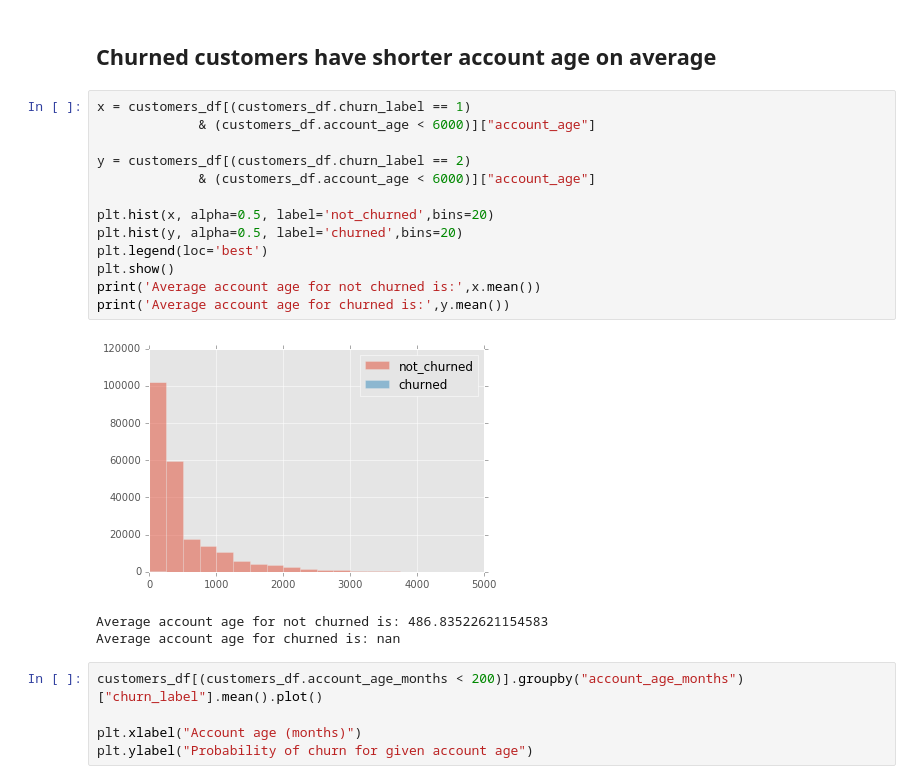
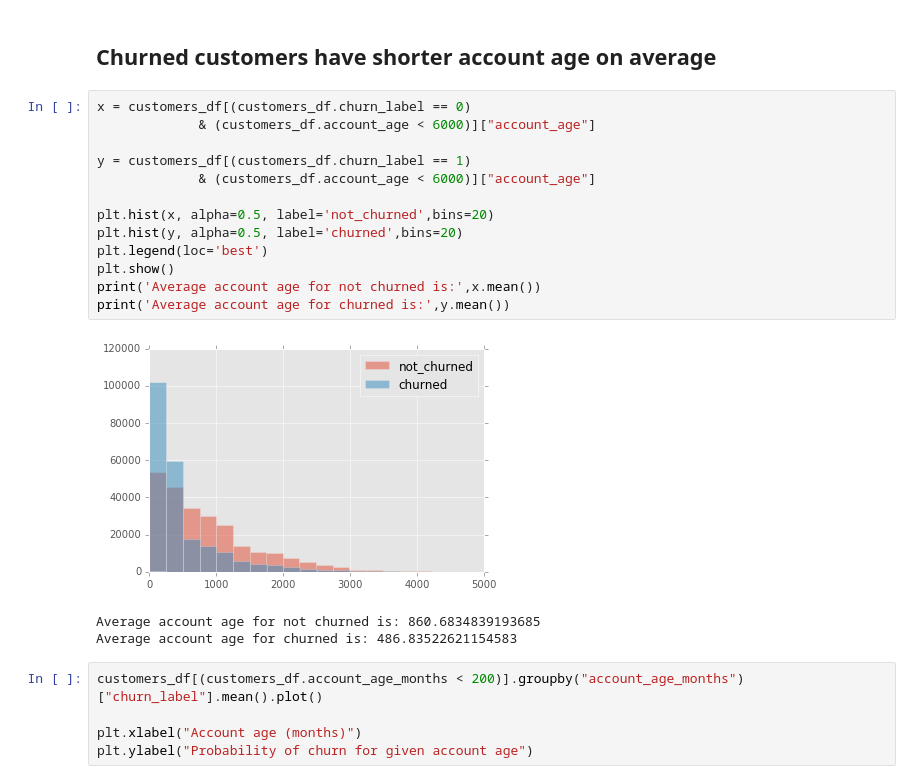
Before and after one commit to duncan-a-little/A_task, a Jupyter notebook: InitialExplorationAndModelling.ipynb, the cells around one changed output. Saved outputs shown, nothing was run; the diff lists cells and outputs as text.

```diff
--- a/InitialExplorationAndModelling.ipynb
+++ b/InitialExplorationAndModelling.ipynb
@@ -66,22 +68,22 @@ customers_df.head()
 # %% [markdown]
 ## Churned customers have shorter account age on average
 # %%
-x = customers_df[(customers_df.churn_label == 1)
+x = customers_df[(customers_df.churn_label == 0)
              & (customers_df.account_age < 6000)]["account_age"]
 
-y = customers_df[(customers_df.churn_label == 2)
+y = customers_df[(customers_df.churn_label == 1)
              & (customers_df.account_age < 6000)]["account_age"]
 
 plt.hist(x, alpha=0.5, label='not_churned',bins=20)
 plt.hist(y, alpha=0.5, label='churned',bins=20)
 plt.legend(loc='best')
 plt.show()
 print('Average account age for not churned is:',x.mean())
 print('Average account age for churned is:',y.mean())
 # %% [output]
-[figure, old version]
+[figure, new version]
-Average account age for not churned is: 486.83522621154583
-Average account age for churned is: nan
+Average account age for not churned is: 860.6834839193685
+Average account age for churned is: 486.83522621154583
 # %%
 customers_df[(customers_df.account_age_months < 200)].groupby("account_age_months")["churn_label"].mean().plot()
 
```
Also changed, not shown: parts of 21 cells of this notebook.
